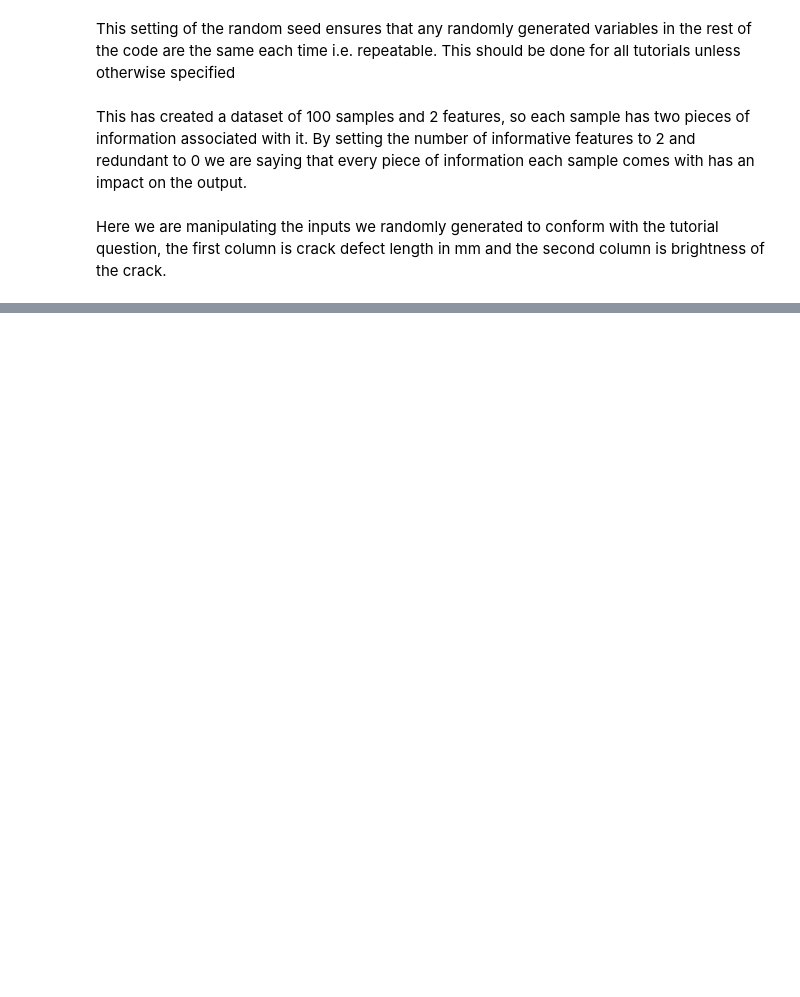
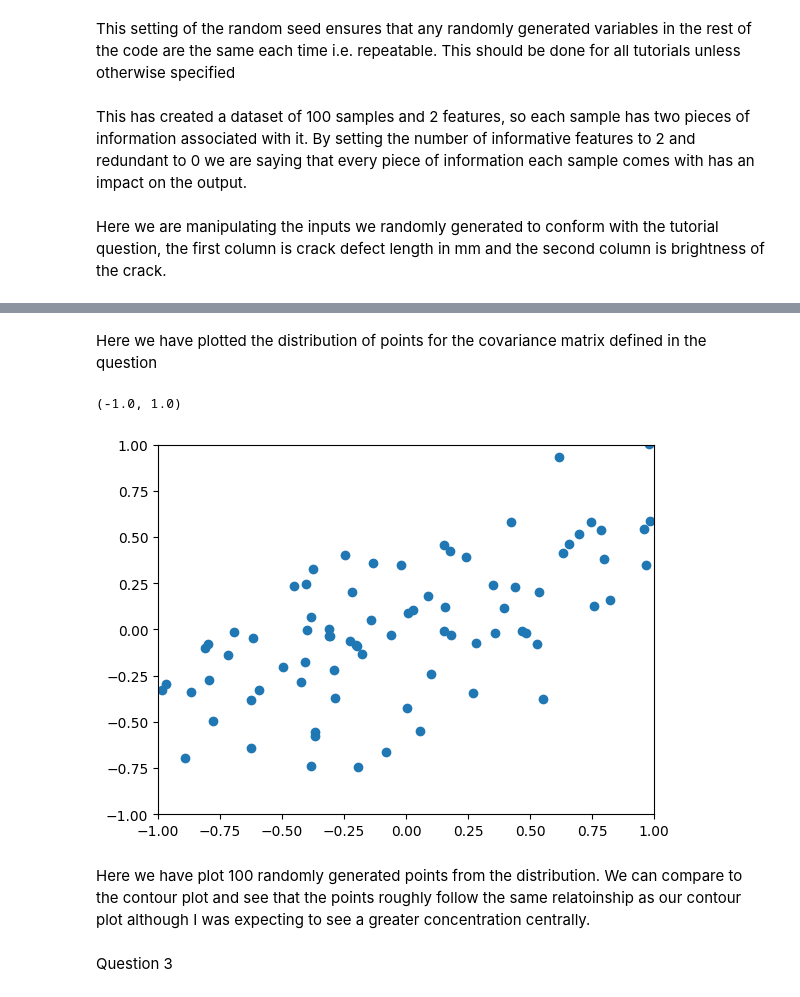
Before and after one commit to JGrant3101/ME4MachineLearning, a Jupyter notebook: Tutorial1.ipynb, the cells around one changed output, grey strips where cells are left out. Cells and saved outputs as stored; diff of their text form; code cells hidden in the pictures; blank space fills up the shorter version.

```diff
--- a/Tutorial1.ipynb
+++ b/Tutorial1.ipynb
@@ -36,0 +87,17 @@ Here we have potted the inputs, the two class being separated into two different
+# %% [markdown]
+Here we have plotted the distribution of points for the covariance matrix defined in the question
+# %%
+# Getting random points from the distribution
+random = np.random.multivariate_normal((0,0), covar, size = 100)
+# plotting
+fig , ax = plt.subplots()
+ax.scatter(random[:, 0], random[:, 1])
+ax.set_xlim([-1, 1])
+ax.set_ylim([-1, 1])
+# %% [output]
+(-1.0, 1.0)
+[figure, added]
+# %% [markdown]
+Here we have plot 100 randomly generated points from the distribution. We can compare to the contour plot and see that the points roughly follow the same relatoinship as our contour plot although I was expecting to see a greater concentration centrally.
+# %% [markdown]
+Question 3
```
Also changed, not shown: parts of 9 cells of this notebook.
